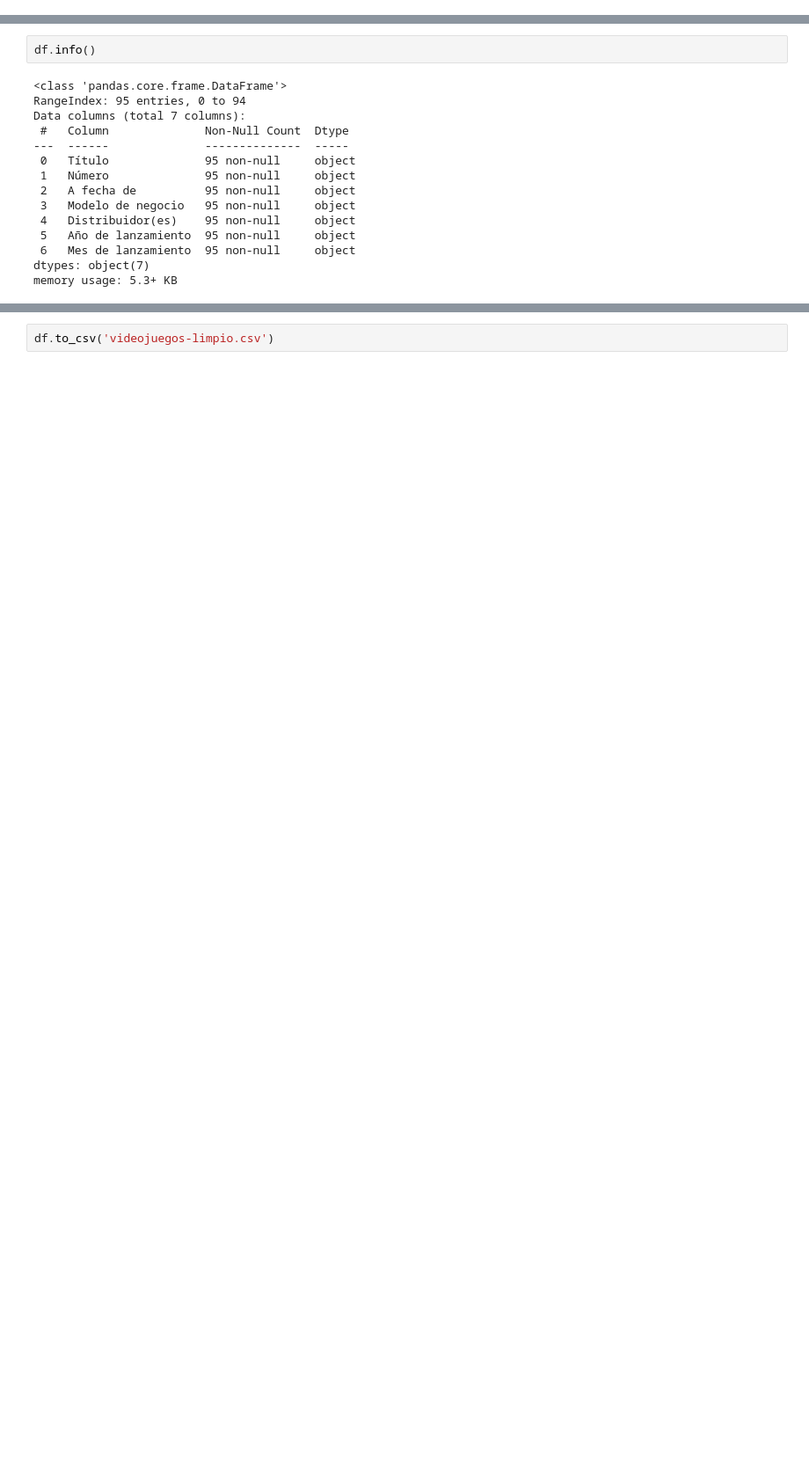
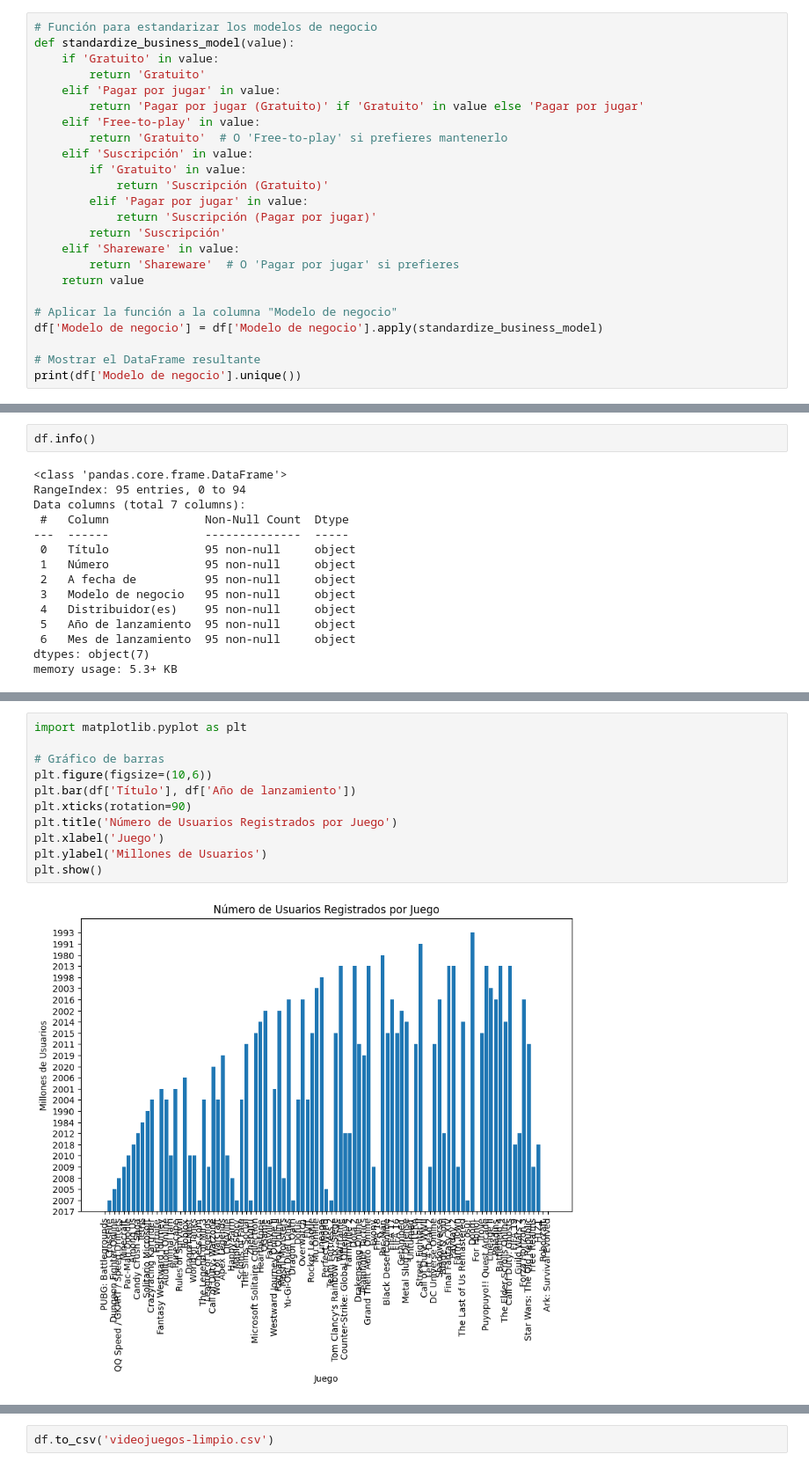
Before and after one commit to Nahuel-nunez/Proyecto_AWS, a Jupyter notebook: Untitled-1.ipynb, the cells around one changed output, grey strips where cells are left out. Shown at 88% size. Saved outputs shown, nothing was run; the diff lists cells and outputs as text; blank space fills up the shorter version.

```diff
--- a/Untitled-1.ipynb
+++ b/Untitled-1.ipynb
@@ -133,0 +179,24 @@ df
+# %%
+# Función para estandarizar los modelos de negocio
+def standardize_business_model(value):
+    if 'Gratuito' in value:
+        return 'Gratuito'
+    elif 'Pagar por jugar' in value:
+        return 'Pagar por jugar (Gratuito)' if 'Gratuito' in value else 'Pagar por jugar'
+    elif 'Free-to-play' in value:
+        return 'Gratuito'  # O 'Free-to-play' si prefieres mantenerlo
+    elif 'Suscripción' in value:
+        if 'Gratuito' in value:
+            return 'Suscripción (Gratuito)'
+        elif 'Pagar por jugar' in value:
+            return 'Suscripción (Pagar por jugar)'
+        return 'Suscripción'
+    elif 'Shareware' in value:
+        return 'Shareware'  # O 'Pagar por jugar' si prefieres
+    return value
+
+# Aplicar la función a la columna "Modelo de negocio"
+df['Modelo de negocio'] = df['Modelo de negocio'].apply(standardize_business_model)
+
+# Mostrar el DataFrame resultante
+print(df['Modelo de negocio'].unique())
@@ -157,3 +244,16 @@ df.tail()
 | 92 | H1Z1 | 10 millones | 02018-06 junio de 2018 | Gratuito | Daybreak Game Company | 2018 | ... |
 | 93 | Robocraft | 10 millones | 02018-07 julio de 2018 | Gratuito | Freejam Games | 2017 | ... |
 | 94 | Ark: Survival Evolved | 10 millones | 02017-11 noviembre de 2017 | Pagar por jugar | Studio Wildcard | 2017 | ... |
+# %%
+import matplotlib.pyplot as plt
+
+# Gráfico de barras
+plt.figure(figsize=(10,6))
+plt.bar(df['Título'], df['Año de lanzamiento'])
+plt.xticks(rotation=90)
+plt.title('Número de Usuarios Registrados por Juego')
+plt.xlabel('Juego')
+plt.ylabel('Millones de Usuarios')
+plt.show()
+# %% [output]
+[figure, added]
```
Also changed, not shown: parts of 13 cells of this notebook.
